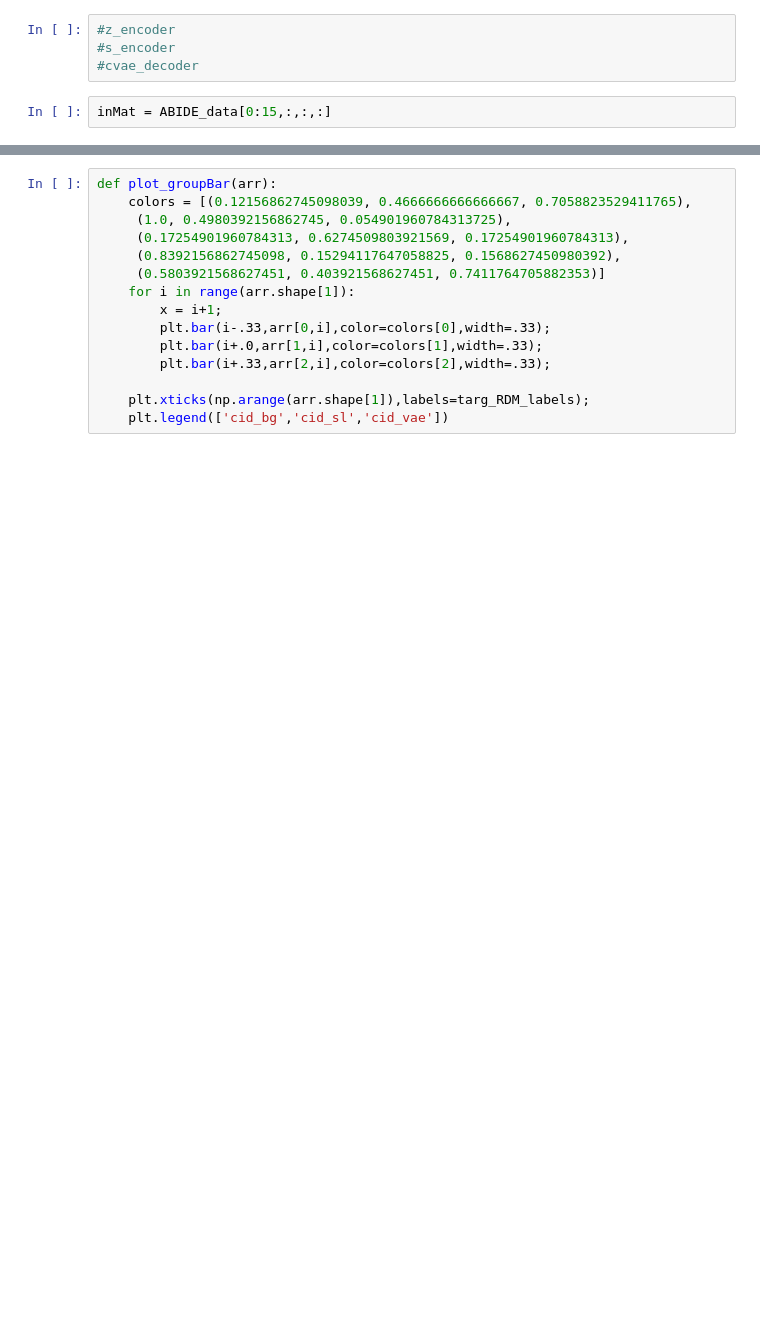
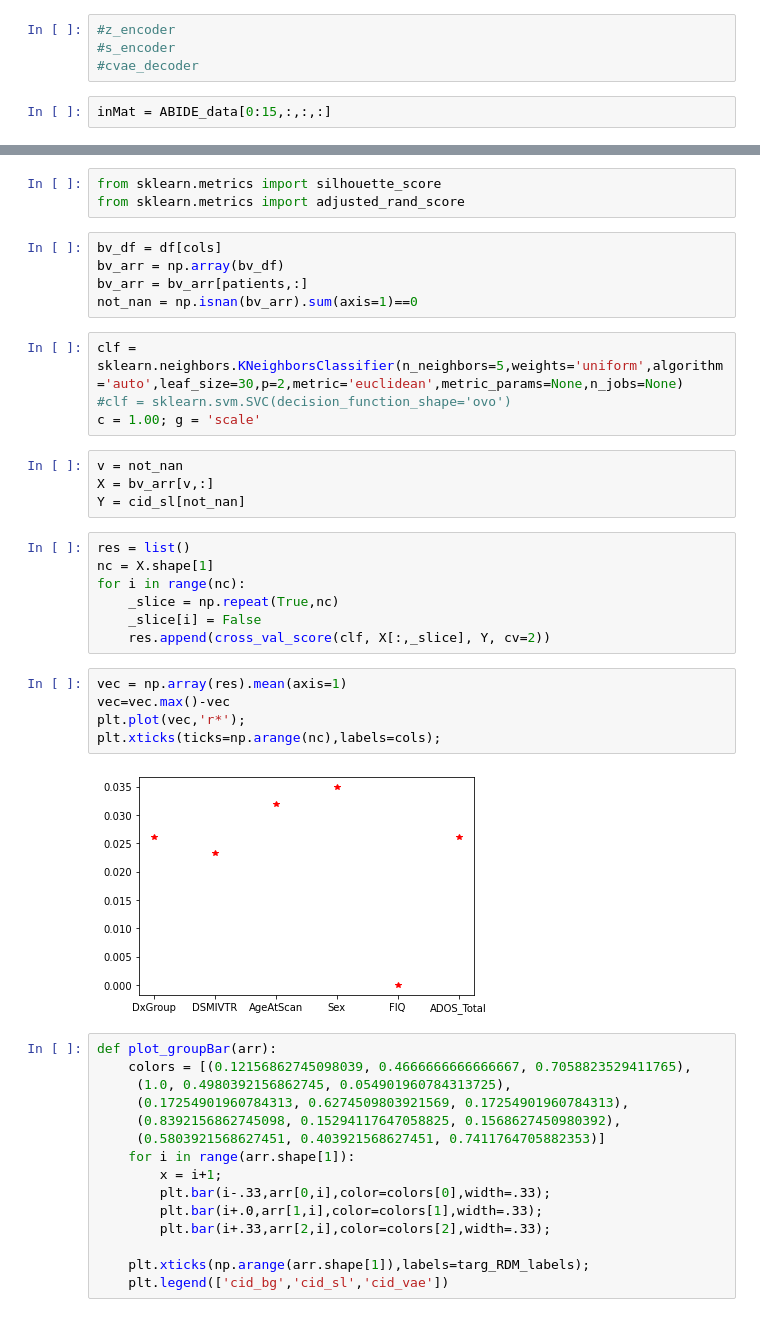
Before and after one commit to Aglinskas/BC-MRI-AE, a Jupyter notebook: Colab Notebooks/results-cVAE-32-dimensions-andromeda.ipynb, the cells around one changed output, grey strips where cells are left out. Drawn from its saved outputs; the diff is of its cells as text; blank space fills up the shorter version.

```diff
--- a/Colab Notebooks/results-cVAE-32-dimensions-andromeda.ipynb
+++ b/Colab Notebooks/results-cVAE-32-dimensions-andromeda.ipynb
@@ -414,3 +612,33 @@ cscatter(spaces_ASD,c=cid_vae)
+# %%
+from sklearn.metrics import silhouette_score
+from sklearn.metrics import adjusted_rand_score
+# %%
+bv_df = df[cols]
+bv_arr = np.array(bv_df)
+bv_arr = bv_arr[patients,:]
+not_nan = np.isnan(bv_arr).sum(axis=1)==0
+# %%
+clf = sklearn.neighbors.KNeighborsClassifier(n_neighbors=5,weights='uniform',algorithm='auto',leaf_size=30,p=2,metric='euclidean',metric_params=None,n_jobs=None)
+#clf = sklearn.svm.SVC(decision_function_shape='ovo')
+c = 1.00; g = 'scale'
+# %%
+v = not_nan
+X = bv_arr[v,:]
+Y = cid_sl[not_nan]
+# %%
+res = list()
+nc = X.shape[1]
+for i in range(nc):
+    _slice = np.repeat(True,nc)
+    _slice[i] = False
+    res.append(cross_val_score(clf, X[:,_slice], Y, cv=2))
+# %%
+vec = np.array(res).mean(axis=1)
+vec=vec.max()-vec
+plt.plot(vec,'r*');
+plt.xticks(ticks=np.arange(nc),labels=cols);
+# %% [output]
+[figure, added]
 # %%
 def plot_groupBar(arr):
     colors = [(0.12156862745098039, 0.4666666666666667, 0.7058823529411765),
```
Also changed, not shown: parts of 73 cells of this notebook, 8 other files.
